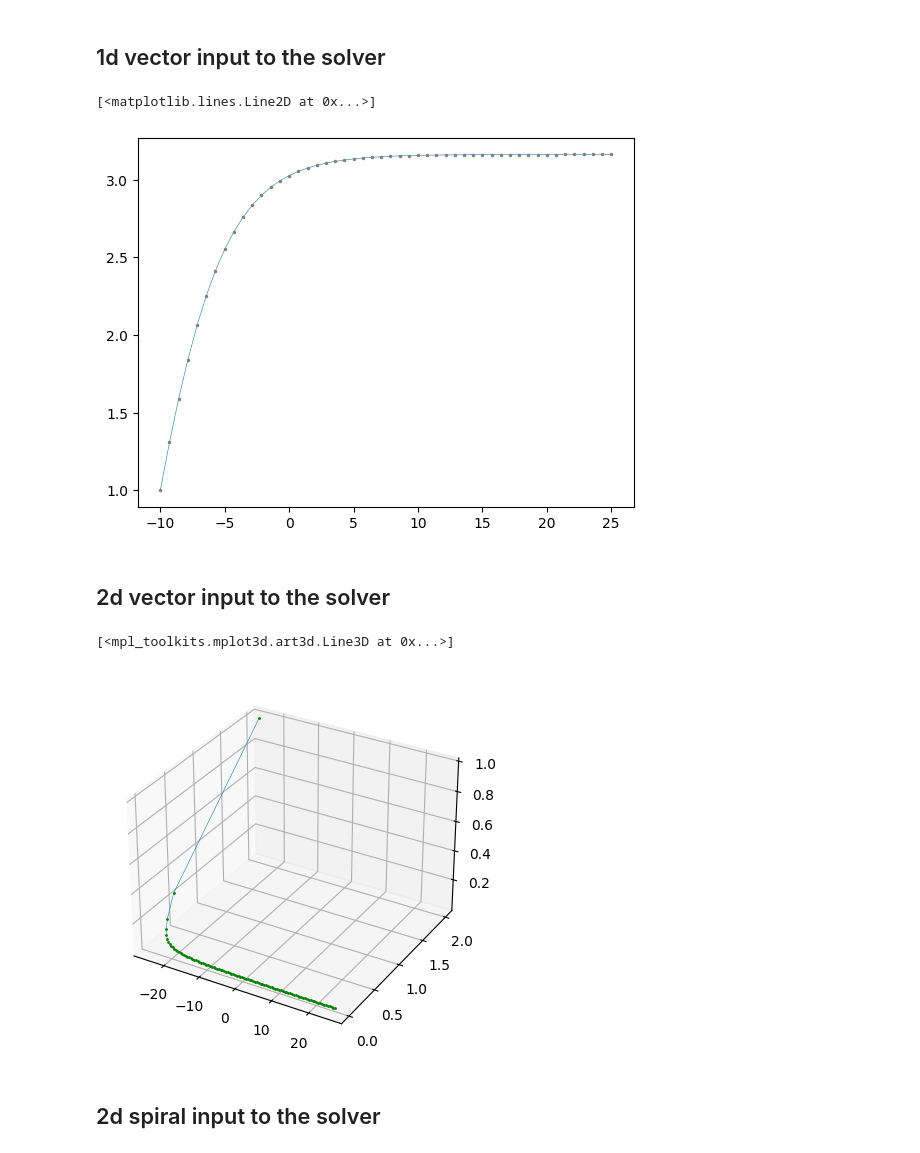
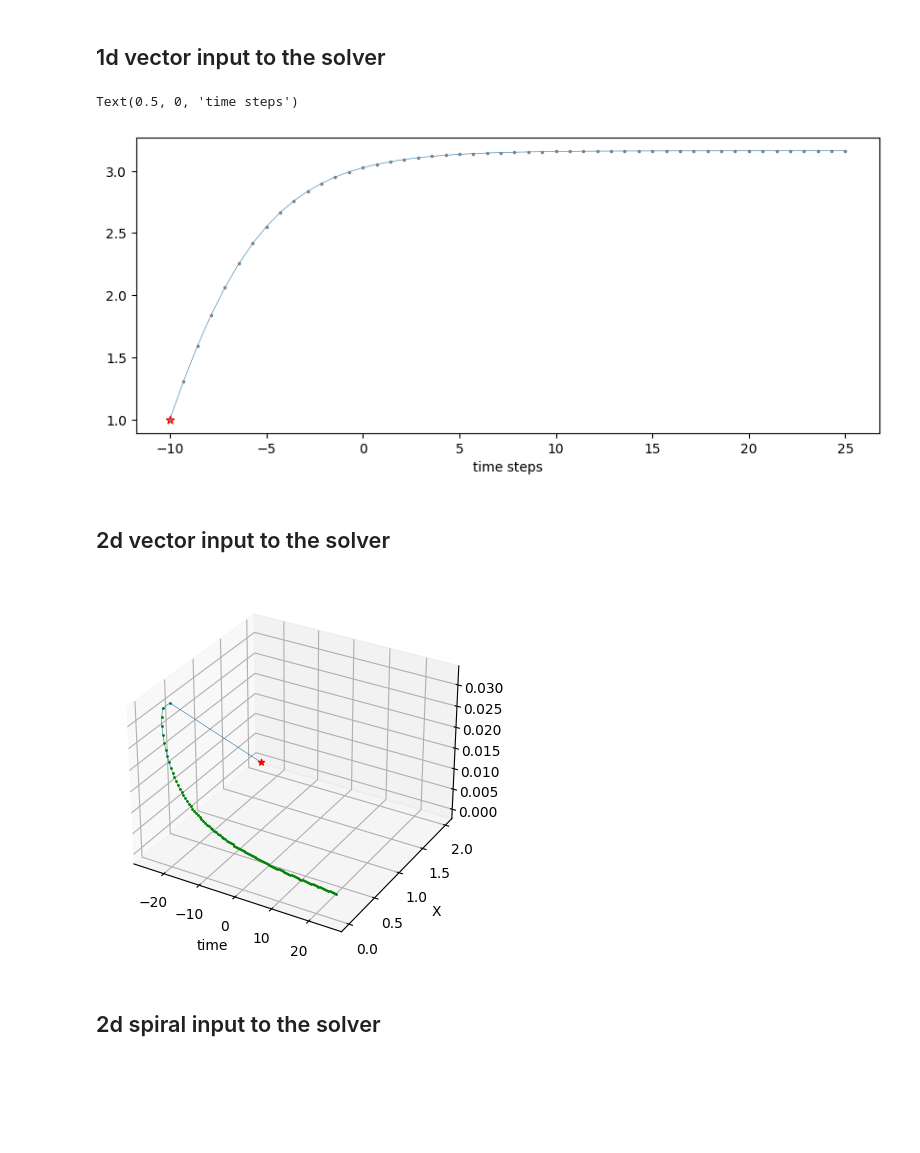
Before and after one commit to igor-cheb/Neural_ODEs_experiements, a Jupyter notebook: ODE_solver_experiments.ipynb, the cells around one changed output. Drawn from its saved outputs; the diff is of its cells as text; code cells hidden in the pictures; blank space fills up the shorter version.

Commit message:
starting points added to plots

```diff
--- a/ODE_solver_experiments.ipynb
+++ b/ODE_solver_experiments.ipynb
@@ -51,14 +51,18 @@ def ODE_1d(t, y):
 # %%
 y0 = torch.tensor([1.])
 time_range = torch.linspace(-10., 25., 50)
 solution = torch_odeint(func=ODE_1d, y0=y0, t=time_range,
                         atol=1e-5, rtol=1e-5)
+
+plt.figure(figsize=(10, 4))
+plt.scatter(x=[-10], y=[1.], color='red', marker='*') # drawing starting point
 plt.plot(time_range, solution,
          marker='.', markerfacecolor='gray', markeredgecolor='gray', markersize=3,
          linewidth=.4)
+plt.xlabel('time steps')
 # %% [output]
-[<matplotlib.lines.Line2D at 0x...>]
+Text(0.5, 0, 'time steps')
-[figure, old version]
+[figure, new version]
 # %% [markdown]
 ## 2d vector input to the solver
 # %%
@@ -73,13 +77,14 @@ solution = torch_odeint(func=ODE_2d, y0=y0, t=time_range,
                         atol=1e-4, rtol=1e-4)
 # %%
 ax = plt.figure().add_subplot(projection='3d')
+ax.scatter(xs=[-25.], ys=[2.], zs=[0.], marker='*', color='red')
 ax.plot(xs=time_range,
         ys=solution.detach().numpy()[:, 0][:, 0],
         zs=solution.detach().numpy()[:, 0][:, 1],
         marker='.', markerfacecolor='green', markeredgecolor='green', markersize=2, linewidth=.4)
+ax.set_xlabel('time'); ax.set_ylabel('X');
 # %% [output]
-[<mpl_toolkits.mplot3d.art3d.Line3D at 0x...>]
-[figure, old version]
+[figure, new version]
 # %% [markdown]
 ## 2d spiral input to the solver
 # %%
```
Also changed, not shown: parts of 3 cells of this notebook.
